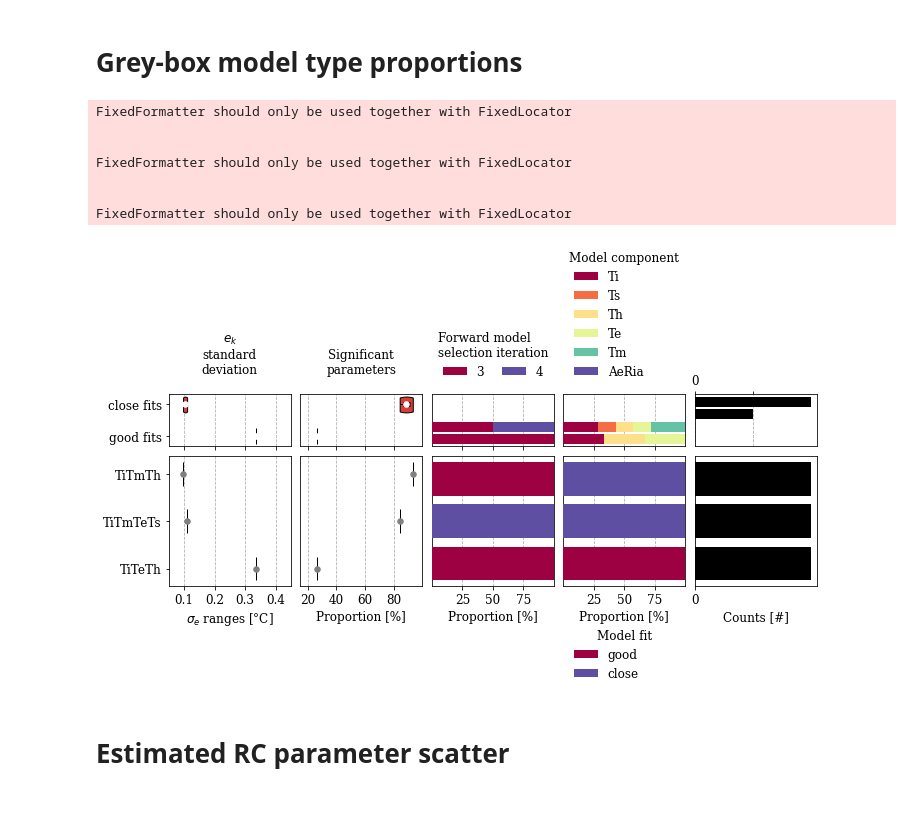
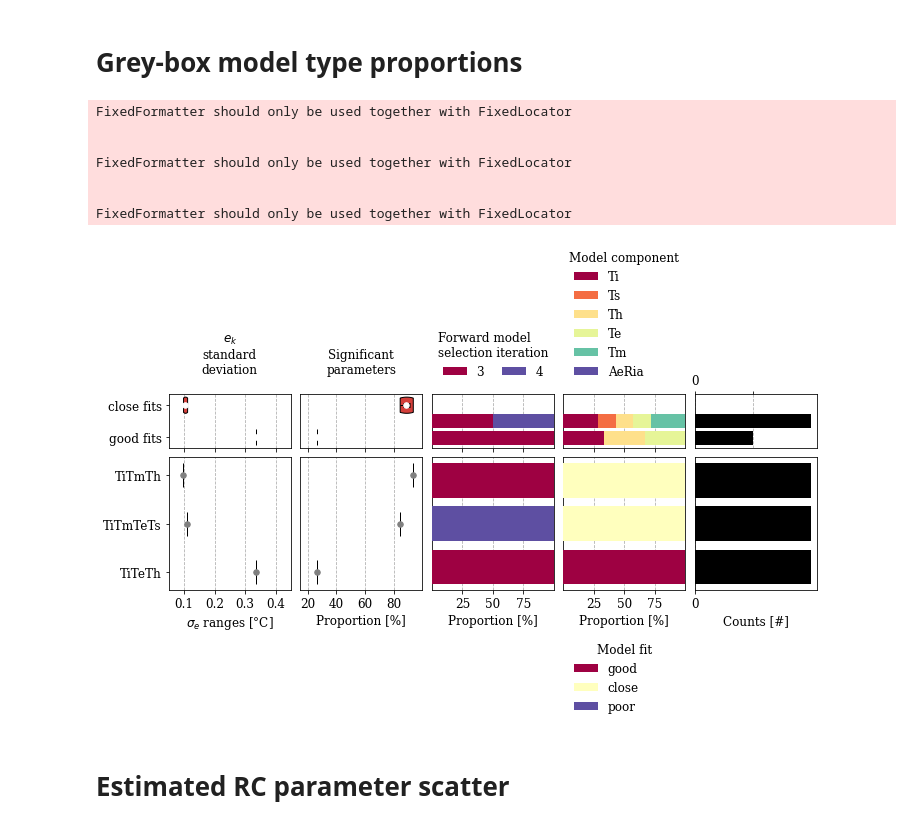
Before and after one commit to JulienLeprince/fiftyshadesofgrey, a Jupyter notebook: src/main4_results_plots.ipynb, the cells around one changed output. Cells and saved outputs as stored; diff of their text form; code cells hidden in the pictures.

```diff
--- a/src/main4_results_plots.ipynb
+++ b/src/main4_results_plots.ipynb
@@ -6,7 +6,7 @@ import numpy as np
 import pandas as pd
 
 # Define paths
-root_directory = "C:/Users/20190285/Documents/GitHub/fiftyshadesofgrey"
+root_directory = "C:/.../fiftyshadesofgrey"
 path_res = root_directory + "/data/out/"
 
 # Load df_res
@@ -136,11 +136,8 @@ def rof(x):
 
 ### DATA PREP
 # Groupby keys
-bins = pd.IntervalIndex.from_tuples([(-0.01, 0.01), (0.01, 0.025), (0.025, 0.9)])
-df_res["CPBES_groups"] = pd.cut(df_res["nCPBES"], bins=bins, labels=['good', 'close', 'poor']).astype(str)
-index = df_res.groupby(['CPBES_groups']).size().index
-#index_name = ['good', 'close', 'poor']     # to uncomment for model falling under all 3 categories
-index_name = ['good', 'close']
+df_res["nCPBES_groups"] = pd.cut(df_res["nCPBES"], bins=[-0.01, 0.01, 0.025, 0.9], labels=['good', 'close', 'poor'])
+index = df_res.groupby(['nCPBES_groups']).size().index
 
 df_res1 = df_res.copy()
 
@@ -173,9 +170,10 @@ axs82 = fig.add_subplot(spec[1,4], sharey=axs32)
 ### RESIDUAL PLOT
 sign_groups = []
 for key in index:
-  idx = list(df_res.groupby(['CPBES_groups']).groups[key])
-  # Significance
-  sign_groups.append(df_res.loc[idx, 'residual_std'].values)
+  idx = list(df_res.groupby(['nCPBES_groups']).groups[key])
+  if len(idx) > 0:
+    # Significance
+    sign_groups.append(df_res.loc[idx, 'residual_std'].values)
 
 # Source: https://matplotlib.org/stable/gallery/statistics/customized_violin.html#sphx-glr-gallery-statistics-customized-violin-py
 def adjacent_values(vals, q1, q3):
@@ -216,9 +214,10 @@ axs21.set_yticklabels(['good fits', 'close fits', 'poor fits'], fontsize=12)
 ### SIGNIFICANCE PLOT
 sign_groups = []
 for key in index:
-  idx = list(df_res.groupby(['CPBES_groups']).groups[key])
-  # Significance
-  sign_groups.append(df_res.loc[idx, 'significance_prop'].values)
+  idx = list(df_res.groupby(['nCPBES_groups']).groups[key])
+  if len(idx) > 0:
+    # Significance
+    sign_groups.append(df_res.loc[idx, 'significance_prop'].values)
 
 # Source: https://matplotlib.org/stable/gallery/statistics/customized_violin.html#sphx-glr-gallery-statistics-customized-violin-py
 def adjacent_values(vals, q1, q3):
@@ -266,9 +265,9 @@ colors = []
 int = 0
 for i in np.linspace(0,1,len(df_res1[parameter].unique())):
     colors.append(cmap(i))
-counts = df_res1.groupby(['CPBES_groups', parameter]).size().reset_index().pivot_table(values=0, index=['CPBES_groups'], columns=parameter, aggfunc=np.sum).fillna(0)
+counts = df_res1.groupby(['nCPBES_groups', parameter]).size().reset_index().pivot_table(values=0, index=['nCPBES_groups'], columns=parameter, aggfunc=np.sum).fillna(0)
 counts = counts.loc[index]
-counts.index = pd.Index(index_name, name='CPBES_groups')
+counts.index = pd.Index(index, name='nCPBES_groups')
 counts = counts.loc[:, counts.columns != 'Unknown'].divide( counts.loc[:, counts.columns != 'Unknown'].sum(axis=1), axis='index').fillna(0)*100
 
 left = len(counts) * [0]
@@ -298,12 +297,12 @@ int = 0
 for i in np.linspace(0,1,len(model_components)):
     colors.append(cmap(i))
 
-counts = pd.DataFrame(df_res1.groupby(['CPBES_groups', 'model_name']).size().to_frame('size'))
+counts = pd.DataFrame(df_res1.groupby(['nCPBES_groups', 'model_name']).size().to_frame('size'))
 for idx in counts.index:
   for col in model_components:
     counts.loc[idx,col] = counts.loc[idx, 'size'] if col in idx[1] else 0
 counts = counts.groupby(level=0, axis=0).sum().loc[:,model_components]
-counts.index = pd.Index(index_name, name='CPBES_groups')
+counts.index = pd.Index(index, name='nCPBES_groups')
 counts = counts.loc[:, counts.columns != 'Unknown'].divide( counts.loc[:, counts.columns != 'Unknown'].sum(axis=1), axis='index').fillna(0)*100
 
 left = len(counts) * [0]
@@ -324,7 +323,7 @@ axs41.yaxis.set_visible(False)
 
 
 ## Count plot
-counts = df_res1.groupby(['CPBES_groups']).size().reset_index().fillna(0)
+counts = df_res1.groupby(['nCPBES_groups']).size().reset_index()
 
 left = len(counts) * [0]
 axs81.barh(index, counts[0], left = left, color='k', label='Known', zorder=3)
@@ -332,7 +331,7 @@ axs81.barh(index, counts[0], left = left, color='k', label='Known', zorder=3)
 # Legend
 axs81.grid(axis='x', linestyle='--', zorder=0)
 # Ticks
-tick_list =np.arange(0, rof(round(max(df_res1.groupby(['CPBES_groups']).size()))), 1)
+tick_list =np.arange(0, rof(round(max(df_res1.groupby(['nCPBES_groups']).size()))), 1)
 axs81.set_xticks(tick_list)
 nan_list = ([0, np.nan]*math.floor(len(tick_list)/2))
 tick_label = [sum(x) for x in itertools.zip_longest(*[tick_list, nan_list], fillvalue=0)]
@@ -460,27 +459,25 @@ axs32.yaxis.set_visible(False)
 
 # Model fits
 # Groupby keys
-bins = pd.IntervalIndex.from_tuples([(-0.01, 0.01), (0.01, 0.025), (0.025, 0.9)])
-df_res["CPBES_groups"] = pd.cut(df_res["nCPBES"], bins=bins, labels=['good', 'close', 'poor']).astype(str)
+df_res["nCPBES_groups"] = pd.cut(df_res["nCPBES"], bins=[-0.01, 0.01, 0.025, 0.9], labels=['good', 'close', 'poor'])
 
-parameter = "CPBES_groups"
+parameter = "nCPBES_groups"
 # defining color map - https://towardsdatascience.com/stacked-bar-charts-with-pythons-matplotlib-f4020e4eb4a7
 cmap = matplotlib.cm.get_cmap('Spectral')
 colors = []
-for i in np.linspace(0,1,len(df_res[parameter].unique())):
+for i in np.linspace(0,1,len(df_res[parameter])):
     colors.append(cmap(i))
 counts = df_res.groupby(['model_name', parameter]).size().reset_index().pivot_table(values=0, index=['model_name'], columns=parameter, aggfunc=np.sum).fillna(0)
 counts = counts.loc[index]
 counts = counts.loc[:, counts.columns != 'Unknown'].divide( counts.loc[:, counts.columns != 'Unknown'].sum(axis=1), axis='index').fillna(0)*100
 
 left = len(counts) * [0]
-labels={'(-0.01, 0.01]':'good', '(0.01, 0.025]':'close', '(0.025, 0.9]':'poor'}
 for idx, name in enumerate(counts.columns):
-    axs42.barh(index, counts[name], left = left, color=colors[idx], label=labels[name], zorder=3)
+    axs42.barh(index, counts[name], left = left, color=colors[idx], label=name, zorder=3)
     left = left + counts[name]
 # Legend
 axs42.legend(prop={'size': 12}, title = "Model fit", title_fontsize='large', frameon=False,
-            bbox_to_anchor=(0, -0.8, 1, 0), loc="lower left", mode="expand", ncol=1)  # "Home size [$m^2$]"
+            bbox_to_anchor=(0, -1, 1, 0), loc="lower left", mode="expand", ncol=1)  # "Home size [$m^2$]"
 axs42.set_xlabel('Proportion [%]', fontsize=12)
 axs42.grid(axis='x', linestyle='--', zorder=0)
 # Ticks
@@ -492,34 +489,34 @@ axs42.yaxis.set_visible(False)
 counts = df_res.groupby(['model_name']).size().reset_index().fillna(0)
 
 left = len(counts) * [0]
 axs82.barh(index, counts[0], left = left, color='k', label='Known', zorder=3)
 
 
 # Legend
 axs82.set_xlabel('Counts [#]', fontsize=12)
 axs82.grid(axis='x', linestyle='--', zorder=0)
 # Ticks
 tick_list =np.arange(0, rof(round(max(df_res.groupby(['model_name']).size()))), 1)
 axs82.set_xticks(tick_list)
 nan_list = ([0, np.nan]*math.floor(len(tick_list)/2))
 tick_label = [sum(x) for x in itertools.zip_longest(*[tick_list, nan_list], fillvalue=0)]
 tick_label = [None if np.isnan(x) else x for x in tick_label]
 axs82.set_xticklabels(tick_label, fontsize=12)
 axs82.yaxis.set_visible(False)
 
 
 # Saving figure
 path_fig = root_directory + "/fig/"
 plt.savefig(path_fig+"GB_model_distribution.jpeg", format='jpeg', dpi=150, bbox_inches='tight')
 # %% [output]
 FixedFormatter should only be used together with FixedLocator
 
 
 FixedFormatter should only be used together with FixedLocator
 
 
 FixedFormatter should only be used together with FixedLocator
-[figure, old version]
+[figure, new version]
 # %% [markdown]
 # Estimated RC parameter scatter
 # %%
```
Also changed, not shown: parts of 1 cell of this notebook, 2 other files.
